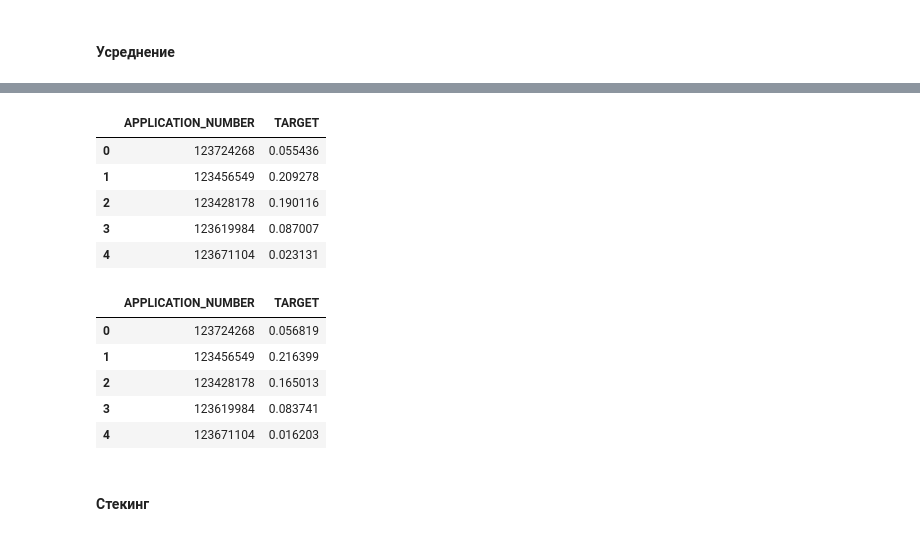
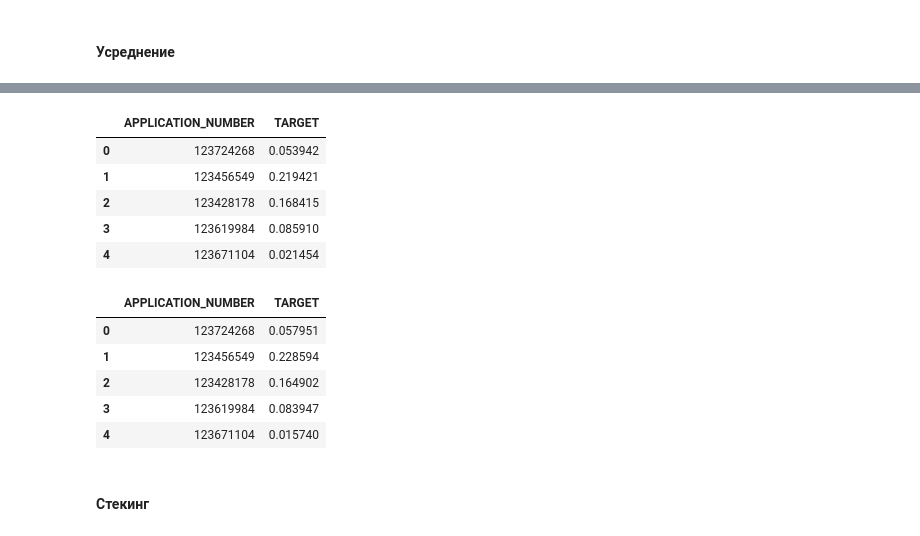
Before and after one commit to VitalyGladyshev/Python_for_DS, a Jupyter notebook: kagglesacw2_r.ipynb, the cells around one changed output, grey strips where cells are left out. Saved outputs shown, nothing was run; the diff lists cells and outputs as text; code cells hidden in the pictures.

```diff
--- a/kagglesacw2_r.ipynb
+++ b/kagglesacw2_r.ipynb
@@ -2951,27 +2976,27 @@ prediction_mean3n.to_csv(data_dir + "prediction_mean3n.csv", sep=",", index=Fals
 # %%
 prediction_geom3 = test_prep[['APPLICATION_NUMBER']].copy()
-prediction_geom3["TARGET"] = abs(test_predictions_xgb_c2 * test_predictions_lgbm_c2 * test_preds_catb_f) ** (1/3)
+prediction_geom3["TARGET"] = abs(test_predictions_xgb2_c2 * test_predictions_lgbm_c2 * test_prediction_cnn) ** (1/3)
 prediction_geom3.head()
 # %% [output]
 |  | APPLICATION_NUMBER | TARGET |
-| 0 | 123724268 | 0.055436 |
-| 1 | 123456549 | 0.209278 |
-| 2 | 123428178 | 0.190116 |
-| 3 | 123619984 | 0.087007 |
-| 4 | 123671104 | 0.023131 |
+| 0 | 123724268 | 0.053942 |
+| 1 | 123456549 | 0.219421 |
+| 2 | 123428178 | 0.168415 |
+| 3 | 123619984 | 0.085910 |
+| 4 | 123671104 | 0.021454 |
 # %%
 prediction_geom3.to_csv(data_dir + "prediction_geom3.csv", sep=",", index=False)
 # %%
 prediction_geom2 = test_prep[['APPLICATION_NUMBER']].copy()
-prediction_geom2["TARGET"] = abs(test_predictions_xgb_c2 * test_predictions_lgbm_c2) ** (1/2)
+prediction_geom2["TARGET"] = abs(test_predictions_xgb2_c2 * test_predictions_lgbm_c2) ** (1/2)
 prediction_geom2.head()
 # %% [output]
 |  | APPLICATION_NUMBER | TARGET |
-| 0 | 123724268 | 0.056819 |
-| 1 | 123456549 | 0.216399 |
-| 2 | 123428178 | 0.165013 |
-| 3 | 123619984 | 0.083741 |
-| 4 | 123671104 | 0.016203 |
+| 0 | 123724268 | 0.057951 |
+| 1 | 123456549 | 0.228594 |
+| 2 | 123428178 | 0.164902 |
+| 3 | 123619984 | 0.083947 |
+| 4 | 123671104 | 0.015740 |
 # %%
 prediction_geom2.to_csv(data_dir + "prediction_geom2.csv", sep=",", index=False)
 # %% [markdown]
```
Also changed, not shown: parts of 24 cells of this notebook.
